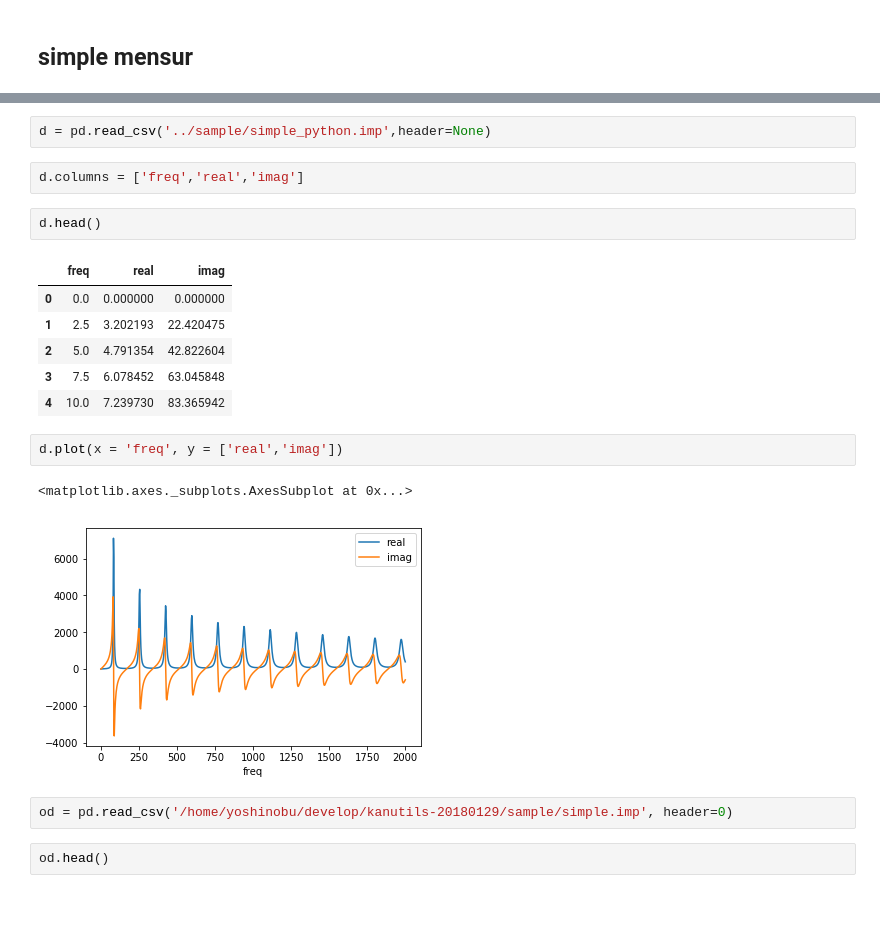
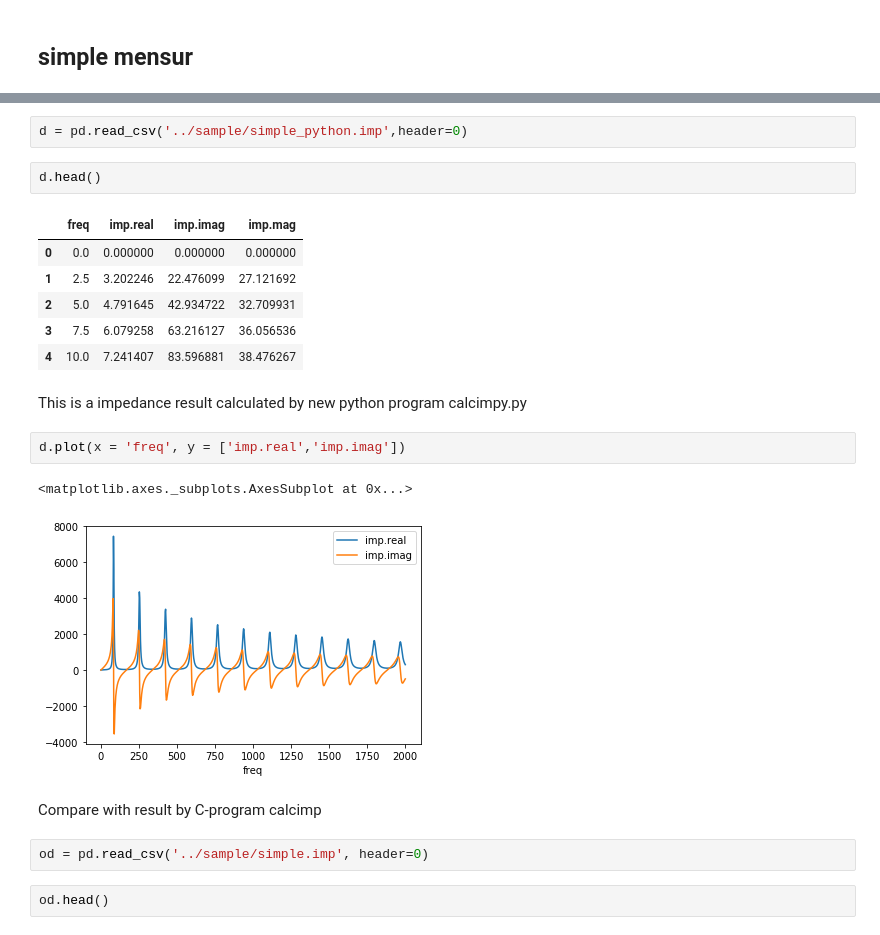
Before and after one commit to Yoshinobu-Ishizaki/calcimpy, a Jupyter notebook: doc/plot_impedance.ipynb, the cells around one changed output, grey strips where cells are left out. Drawn from its saved outputs; the diff is of its cells as text; blank space fills up the shorter version.

Commit message:
plot_impedance finished

```diff
--- a/doc/plot_impedance.ipynb
+++ b/doc/plot_impedance.ipynb
@@ -9,23 +23,25 @@ import pandas as pd
 # %%
-d = pd.read_csv('../sample/simple_python.imp',header=None)
+d = pd.read_csv('../sample/simple_python.imp',header=0)
-# %%
-d.columns = ['freq','real','imag']
 # %%
 d.head()
 # %% [output]
-|  | freq | real | imag |
-| 0 | 0.0 | 0.000000 | 0.000000 |
-| 1 | 2.5 | 3.202193 | 22.420475 |
-| 2 | 5.0 | 4.791354 | 42.822604 |
-| 3 | 7.5 | 6.078452 | 63.045848 |
-| 4 | 10.0 | 7.239730 | 83.365942 |
+|  | freq | imp.real | imp.imag | imp.mag |
+| 0 | 0.0 | 0.000000 | 0.000000 | 0.000000 |
+| 1 | 2.5 | 3.202246 | 22.476099 | 27.121692 |
+| 2 | 5.0 | 4.791645 | 42.934722 | 32.709931 |
+| 3 | 7.5 | 6.079258 | 63.216127 | 36.056536 |
+| 4 | 10.0 | 7.241407 | 83.596881 | 38.476267 |
+# %% [markdown]
+This is a impedance result calculated by new python program calcimpy.py
 # %%
-d.plot(x = 'freq', y = ['real','imag'])
+d.plot(x = 'freq', y = ['imp.real','imp.imag'])
 # %% [output]
 <matplotlib.axes._subplots.AxesSubplot at 0x...>
-[figure, old version]
+[figure, new version]
+# %% [markdown]
+Compare with result by C-program calcimp
 # %%
-od = pd.read_csv('/home/yoshinobu/develop/kanutils-20180129/sample/simple.imp', header=0)
+od = pd.read_csv('../sample/simple.imp', header=0)
 # %%
 od.head()
 # %% [output]
```
Also changed, not shown: parts of 12 cells of this notebook, 3 other files.
